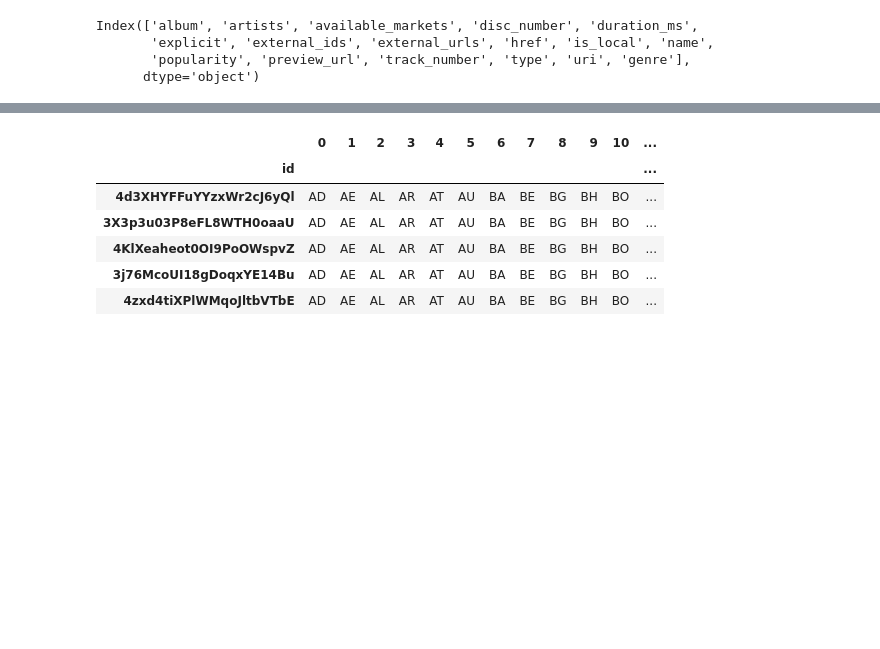
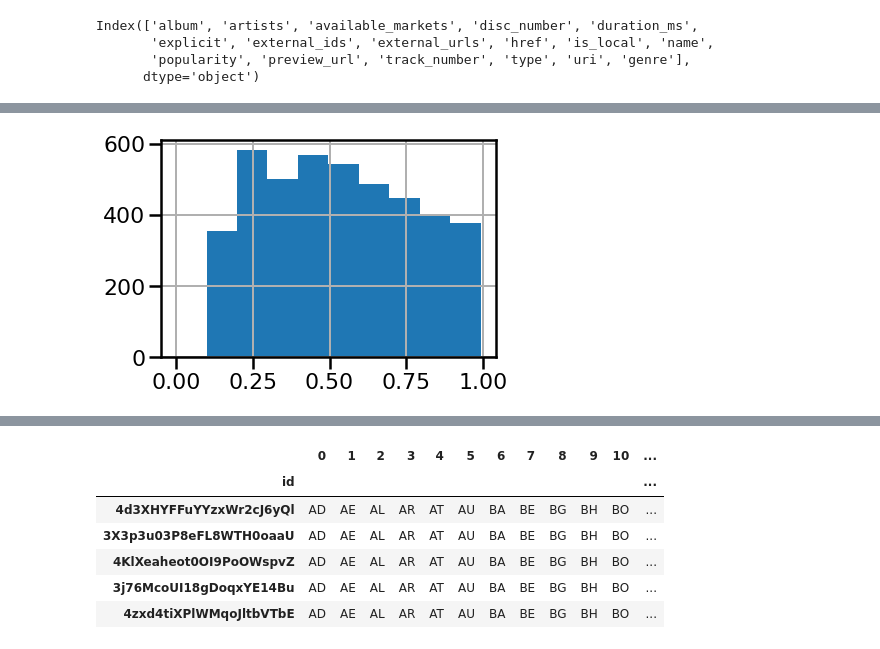
Before and after one commit to tincho-mehaudy/DMCyT, a Jupyter notebook: TP1_Consigna1.ipynb, the cells around one changed output, grey strips where cells are left out. Saved outputs shown, nothing was run; the diff lists cells and outputs as text; code cells hidden in the pictures; blank space fills up the shorter version.

```diff
--- a/TP1_Consigna1.ipynb
+++ b/TP1_Consigna1.ipynb
@@ -171,0 +208,6 @@ See the caveats in the documentation: https://pandas.pydata.org/pandas-docs/stab
+# %%
+df_af['valence_2']=np.sqrt(df_af['valence'])
+df_af['valence_2'].hist()
+df_af.drop('valence', inplace=True, axis=1)
+# %% [output]
+[figure, added]
```
Also changed, not shown: parts of 16 cells of this notebook.
